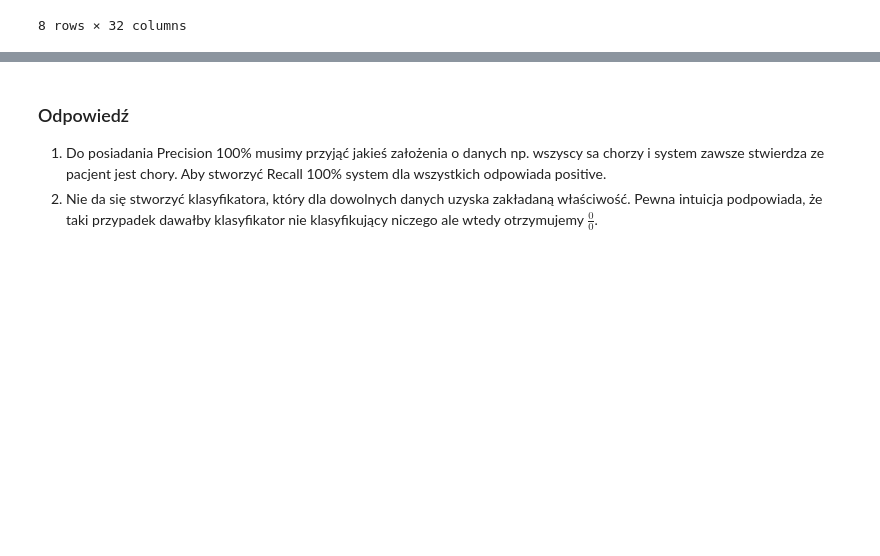
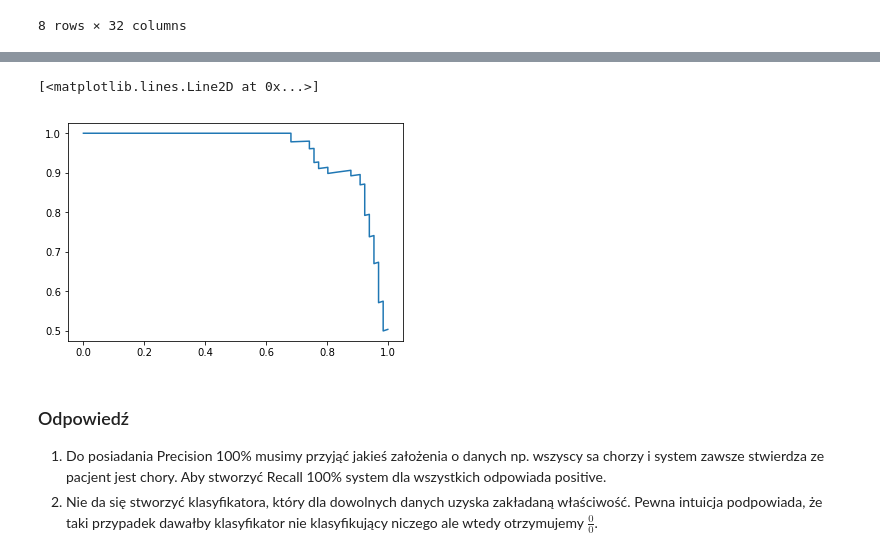
Before and after one commit to ociepkam/ml, a Jupyter notebook: L7.ipynb, the cells around one changed output, grey strips where cells are left out. Drawn from its saved outputs; the diff is of its cells as text; code cells hidden in the pictures; blank space fills up the shorter version.

```diff
--- a/L7.ipynb
+++ b/L7.ipynb
@@ -172,6 +172,12 @@ Zdefiniujmy jako model probabilistyczny model, który zwraca p($\hat{y}$ | y). O
 Powinno wyjść:
 
 <img src="figures/L7/prec_recall.png">
+# %%
+precision, recall, threshold = metrics.precision_recall_curve(test_y, model.predict_proba(test_X)[:, 1])
+plt.plot(recall, precision)
+# %% [output]
+[<matplotlib.lines.Line2D at 0x...>]
+[figure, added]
 # %% [markdown]
 ### Odpowiedź
 1. Do posiadania Precision 100% musimy przyjąć jakieś założenia o danych np. wszyscy sa chorzy i system zawsze stwierdza ze pacjent jest chory. Aby stworzyć Recall 100% system dla wszystkich odpowiada positive.
```
Also changed, not shown: parts of 6 cells of this notebook.
